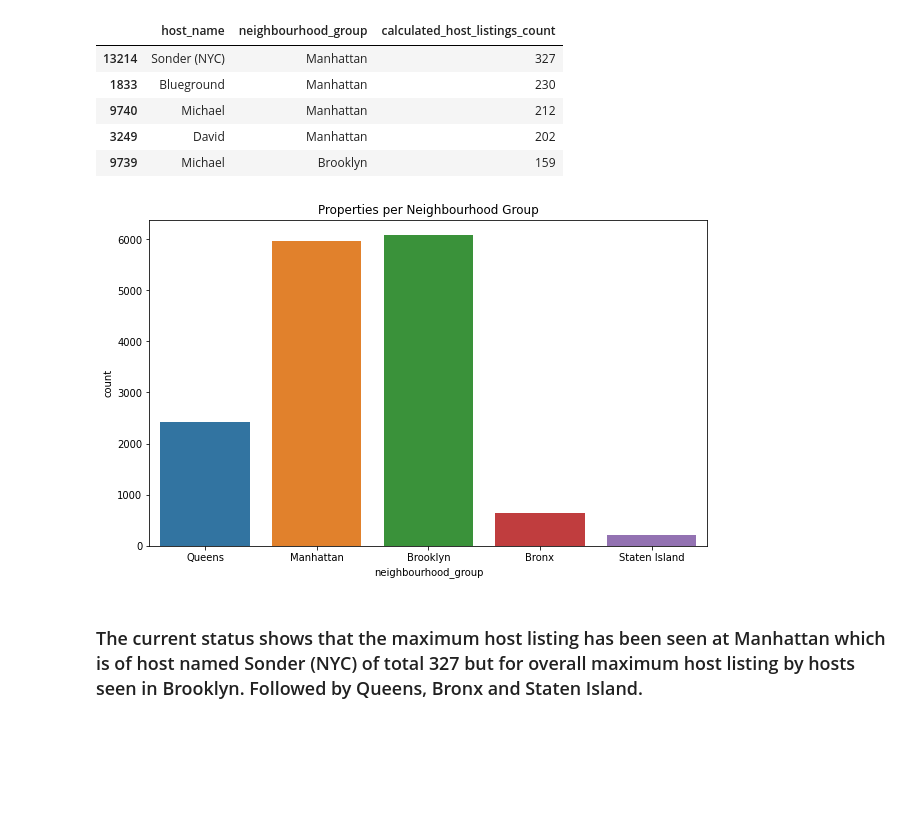
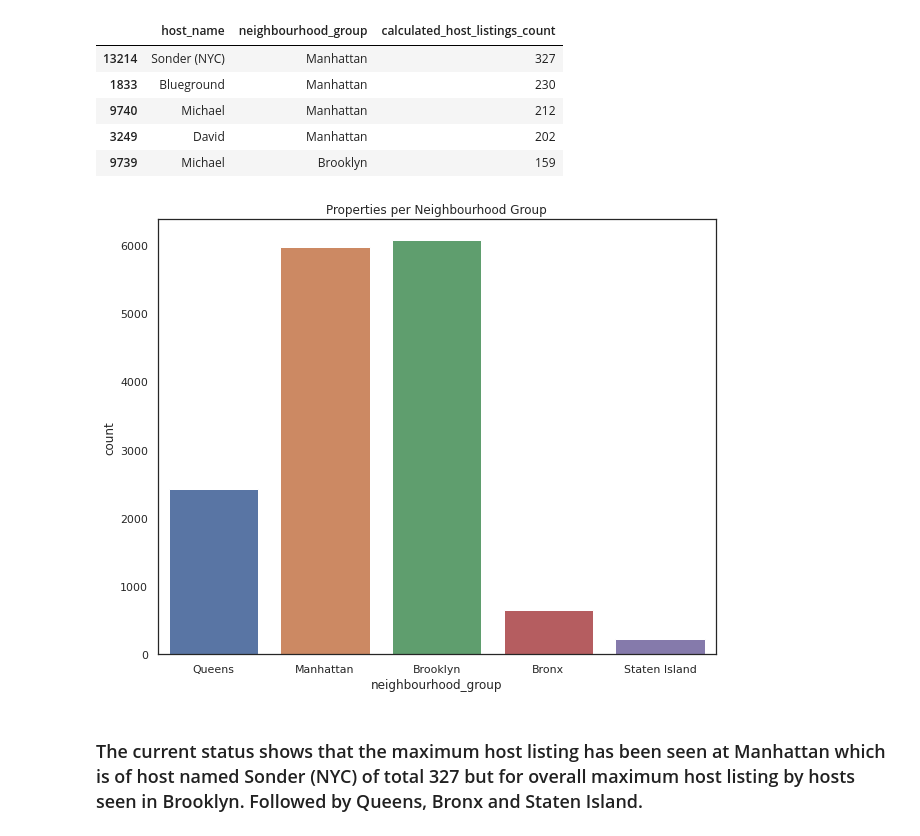
Before and after one commit to Soni-Test/Airbnb-Booking-Analysis, a Jupyter notebook: Sonica_Sinha_Main_Notebook_EDA_Airbnb_Bookings.ipynb, the cells around one changed output. Drawn from its saved outputs; the diff is of its cells as text; code cells hidden in the pictures; blank space fills up the shorter version.

```diff
--- a/Sonica_Sinha_Main_Notebook_EDA_Airbnb_Bookings.ipynb
+++ b/Sonica_Sinha_Main_Notebook_EDA_Airbnb_Bookings.ipynb
@@ -535,14 +535,14 @@ df1.sort_values(by = 'calculated_host_listings_count', ascending= False ).head()
 # %%
 # Plot 7
 #Ploting the graph showing the properties present in each neighbourhood group
 title = 'Properties per Neighbourhood Group'
 sns.countplot(df1['neighbourhood_group'])
-sns.set(rc = {'figure.figsize':(8,6)})
+sns.set(rc = {'figure.figsize':(10,8)})
 plt.title(title)
 #Displaying the plot
 plt.show()
 # %% [output]
-[figure, old version]
+[figure, new version]
 # %% [markdown]
 ### The current status shows that the maximum host listing has been seen at Manhattan which is of host named Sonder (NYC) of total 	327 but for overall maximum host listing by hosts seen in Brooklyn. Followed by Queens, Bronx and Staten Island.
 # %% [markdown]
```
Also changed, not shown: parts of 8 cells of this notebook.
